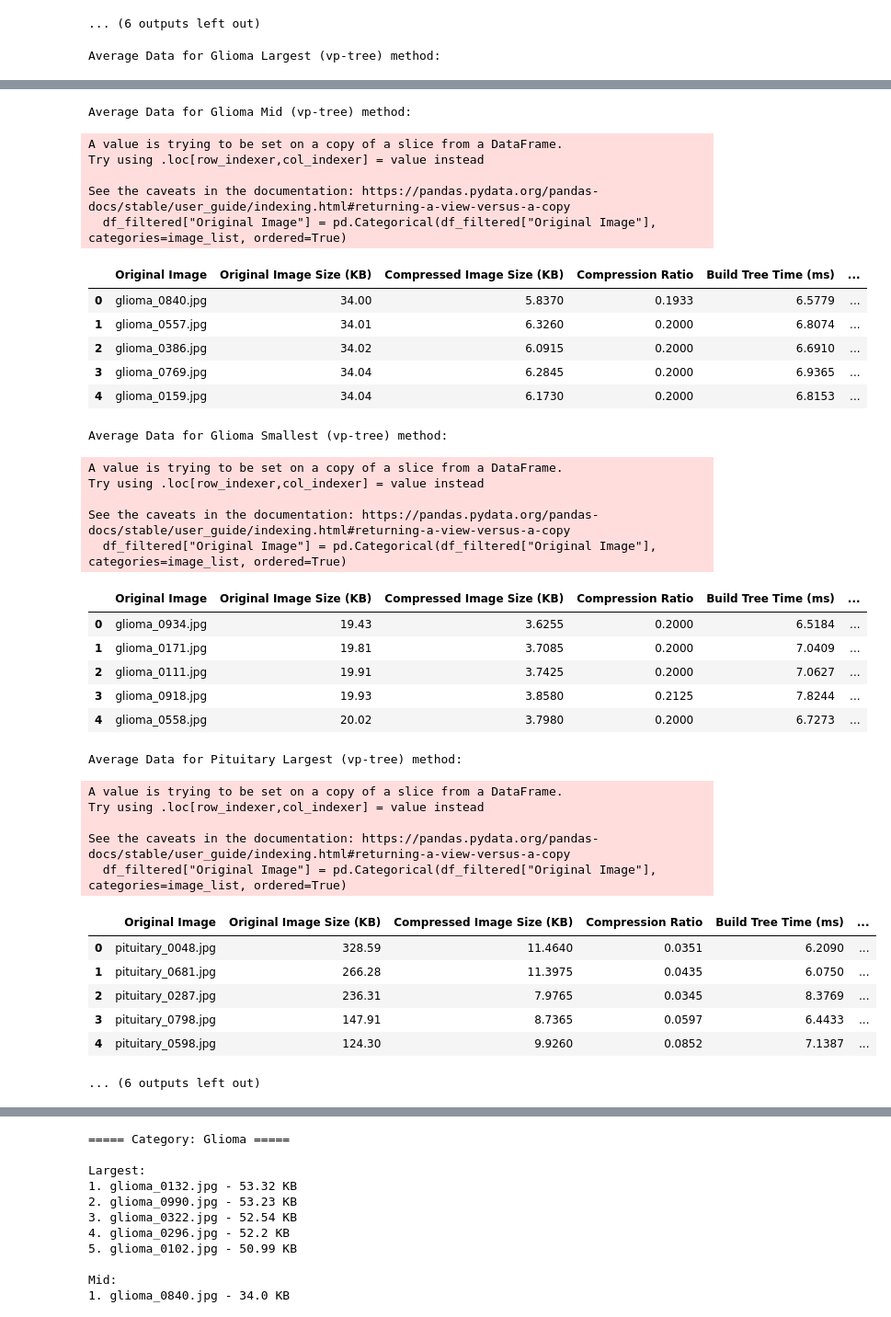
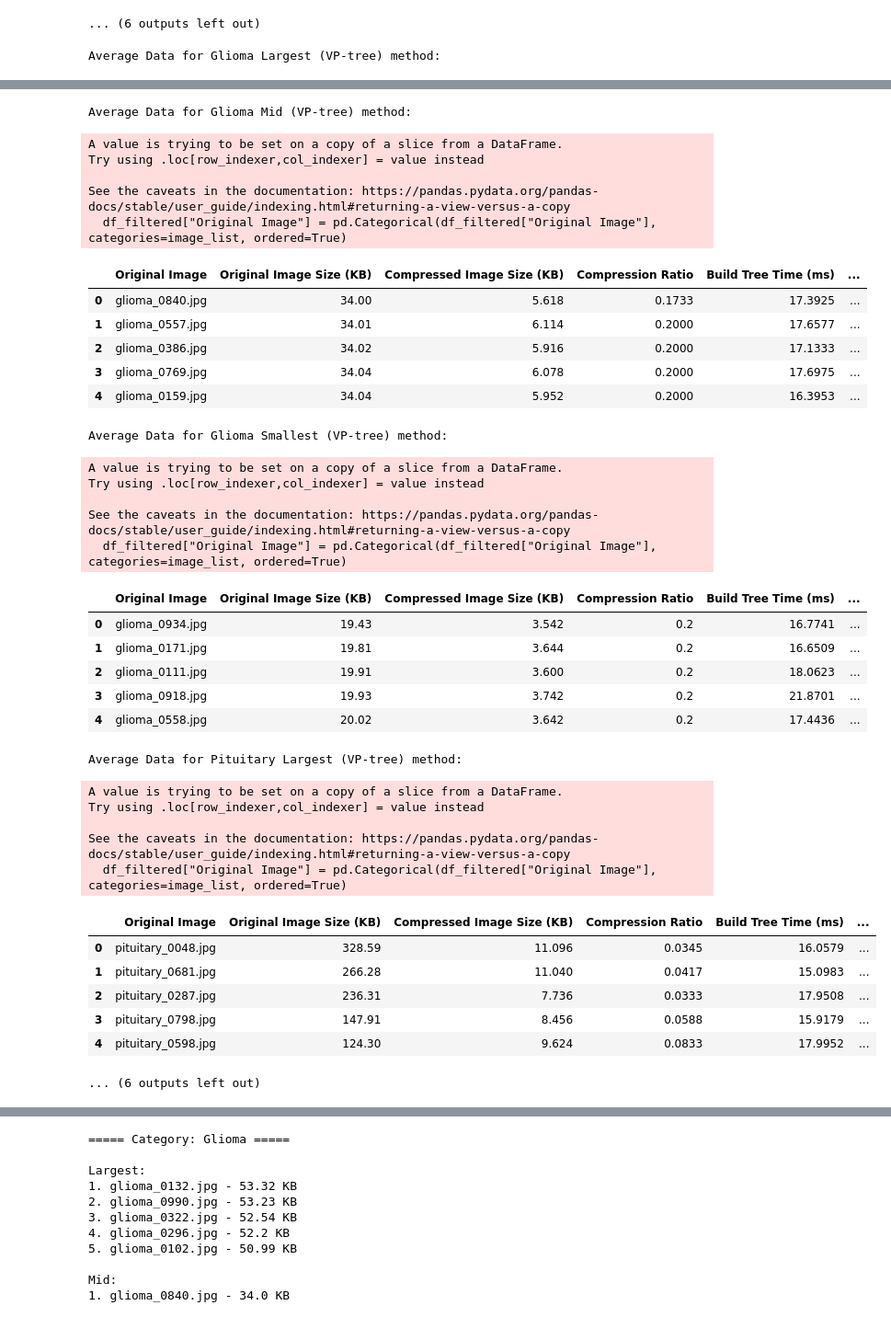
Before and after one commit to cashauce/ThesisFractalCNN, a Jupyter notebook: data/tables.ipynb, the cells around one changed output, grey strips where cells are left out. Shown at 92% size. Saved outputs shown, nothing was run; the diff lists cells and outputs as text; code cells hidden in the pictures.

Commit message:
minor changes in tables.ipynb

```diff
--- a/data/tables.ipynb
+++ b/data/tables.ipynb
@@ -364,8 +364,8 @@ def ratio_to_decimal(ratio):
 # Apply the conversion function to the "Compression Ratio" column
 df["Compression Ratio"] = df["Compression Ratio"].apply(ratio_to_decimal)
 
-# Group by "Original Image" and calculate the mean for each column
-df_avg = df.groupby("Original Image").agg({
+# Group by "Original Image" and calculate the mean for each column for the VP-tree method
+df_kd_tree = df[df["Method"] == "vp-tree"].groupby("Original Image").agg({
     "Original Image Size (KB)": "mean",
     "Compressed Image Size (KB)": "mean",
     "Compression Ratio": "mean",
@@ -413,17 +413,17 @@ def display_avg_data(image_list, method_df, method_name):
     ]])
     print("\n")
 
-# Now, let's display the averaged data for each category using both methods
+# Now, let's display the averaged data for each category using the VP-tree method
 for category, image_list in zip(
     ["Glioma Largest", "Glioma Mid", "Glioma Smallest",
      "Pituitary Largest", "Pituitary Mid", "Pituitary Smallest"],
     [glioma_Largest, glioma_Mid, glioma_Smallest,
      pituitary_Largest, pituitary_Mid, pituitary_Smallest]):
 
-    # Display averaged data for the vp-tree method
-    display_avg_data(image_list, df_avg, f"{category} (vp-tree)")
+    # Display averaged data for the VP-tree method
+    display_avg_data(image_list, df_kd_tree, f"{category} (VP-tree)")
 # %% [output]
-Average Data for Glioma Largest (vp-tree) method:
+Average Data for Glioma Largest (VP-tree) method:
 A value is trying to be set on a copy of a slice from a DataFrame.
 Try using .loc[row_indexer,col_indexer] = value instead
 
@@ -438,39 +438,39 @@ See the caveats in the documentation: https://pandas.pydata.org/pandas-docs/stab
-Average Data for Glioma Mid (vp-tree) method:
+Average Data for Glioma Mid (VP-tree) method:
 A value is trying to be set on a copy of a slice from a DataFrame.
 Try using .loc[row_indexer,col_indexer] = value instead
 
 See the caveats in the documentation: https://pandas.pydata.org/pandas-docs/stable/user_guide/indexing.html#returning-a-view-versus-a-copy
   df_filtered["Original Image"] = pd.Categorical(df_filtered["Original Image"], categories=image_list, ordered=True)
 |  | Original Image | Original Image Size (KB) | Compressed Image Size (KB) | Compression Ratio | Build Tree Time (ms) | ... |
-| 0 | glioma_0840.jpg | 34.00 | 5.8370 | 0.1933 | 6.5779 | ... |
-| 1 | glioma_0557.jpg | 34.01 | 6.3260 | 0.2000 | 6.8074 | ... |
-| 2 | glioma_0386.jpg | 34.02 | 6.0915 | 0.2000 | 6.6910 | ... |
-| 3 | glioma_0769.jpg | 34.04 | 6.2845 | 0.2000 | 6.9365 | ... |
-| 4 | glioma_0159.jpg | 34.04 | 6.1730 | 0.2000 | 6.8153 | ... |
+| 0 | glioma_0840.jpg | 34.00 | 5.618 | 0.1733 | 17.3925 | ... |
+| 1 | glioma_0557.jpg | 34.01 | 6.114 | 0.2000 | 17.6577 | ... |
+| 2 | glioma_0386.jpg | 34.02 | 5.916 | 0.2000 | 17.1333 | ... |
+| 3 | glioma_0769.jpg | 34.04 | 6.078 | 0.2000 | 17.6975 | ... |
+| 4 | glioma_0159.jpg | 34.04 | 5.952 | 0.2000 | 16.3953 | ... |
-Average Data for Glioma Smallest (vp-tree) method:
+Average Data for Glioma Smallest (VP-tree) method:
 A value is trying to be set on a copy of a slice from a DataFrame.
 Try using .loc[row_indexer,col_indexer] = value instead
 
 See the caveats in the documentation: https://pandas.pydata.org/pandas-docs/stable/user_guide/indexing.html#returning-a-view-versus-a-copy
   df_filtered["Original Image"] = pd.Categorical(df_filtered["Original Image"], categories=image_list, ordered=True)
 |  | Original Image | Original Image Size (KB) | Compressed Image Size (KB) | Compression Ratio | Build Tree Time (ms) | ... |
-| 0 | glioma_0934.jpg | 19.43 | 3.6255 | 0.2000 | 6.5184 | ... |
-| 1 | glioma_0171.jpg | 19.81 | 3.7085 | 0.2000 | 7.0409 | ... |
-| 2 | glioma_0111.jpg | 19.91 | 3.7425 | 0.2000 | 7.0627 | ... |
-| 3 | glioma_0918.jpg | 19.93 | 3.8580 | 0.2125 | 7.8244 | ... |
-| 4 | glioma_0558.jpg | 20.02 | 3.7980 | 0.2000 | 6.7273 | ... |
+| 0 | glioma_0934.jpg | 19.43 | 3.542 | 0.2 | 16.7741 | ... |
+| 1 | glioma_0171.jpg | 19.81 | 3.644 | 0.2 | 16.6509 | ... |
+| 2 | glioma_0111.jpg | 19.91 | 3.600 | 0.2 | 18.0623 | ... |
+| 3 | glioma_0918.jpg | 19.93 | 3.742 | 0.2 | 21.8701 | ... |
+| 4 | glioma_0558.jpg | 20.02 | 3.642 | 0.2 | 17.4436 | ... |
-Average Data for Pituitary Largest (vp-tree) method:
+Average Data for Pituitary Largest (VP-tree) method:
 A value is trying to be set on a copy of a slice from a DataFrame.
 Try using .loc[row_indexer,col_indexer] = value instead
 
 See the caveats in the documentation: https://pandas.pydata.org/pandas-docs/stable/user_guide/indexing.html#returning-a-view-versus-a-copy
   df_filtered["Original Image"] = pd.Categorical(df_filtered["Original Image"], categories=image_list, ordered=True)
 |  | Original Image | Original Image Size (KB) | Compressed Image Size (KB) | Compression Ratio | Build Tree Time (ms) | ... |
-| 0 | pituitary_0048.jpg | 328.59 | 11.4640 | 0.0351 | 6.2090 | ... |
-| 1 | pituitary_0681.jpg | 266.28 | 11.3975 | 0.0435 | 6.0750 | ... |
-| 2 | pituitary_0287.jpg | 236.31 | 7.9765 | 0.0345 | 8.3769 | ... |
-| 3 | pituitary_0798.jpg | 147.91 | 8.7365 | 0.0597 | 6.4433 | ... |
-| 4 | pituitary_0598.jpg | 124.30 | 9.9260 | 0.0852 | 7.1387 | ... |
+| 0 | pituitary_0048.jpg | 328.59 | 11.096 | 0.0345 | 16.0579 | ... |
+| 1 | pituitary_0681.jpg | 266.28 | 11.040 | 0.0417 | 15.0983 | ... |
+| 2 | pituitary_0287.jpg | 236.31 | 7.736 | 0.0333 | 17.9508 | ... |
+| 3 | pituitary_0798.jpg | 147.91 | 8.456 | 0.0588 | 15.9179 | ... |
+| 4 | pituitary_0598.jpg | 124.30 | 9.624 | 0.0833 | 17.9952 | ... |
 ... (6 outputs left out)
 # %%
 # AVERAGE OF VALUES FOR KD-TREE ONLY
```
Also changed, not shown: parts of 3 cells of this notebook.
